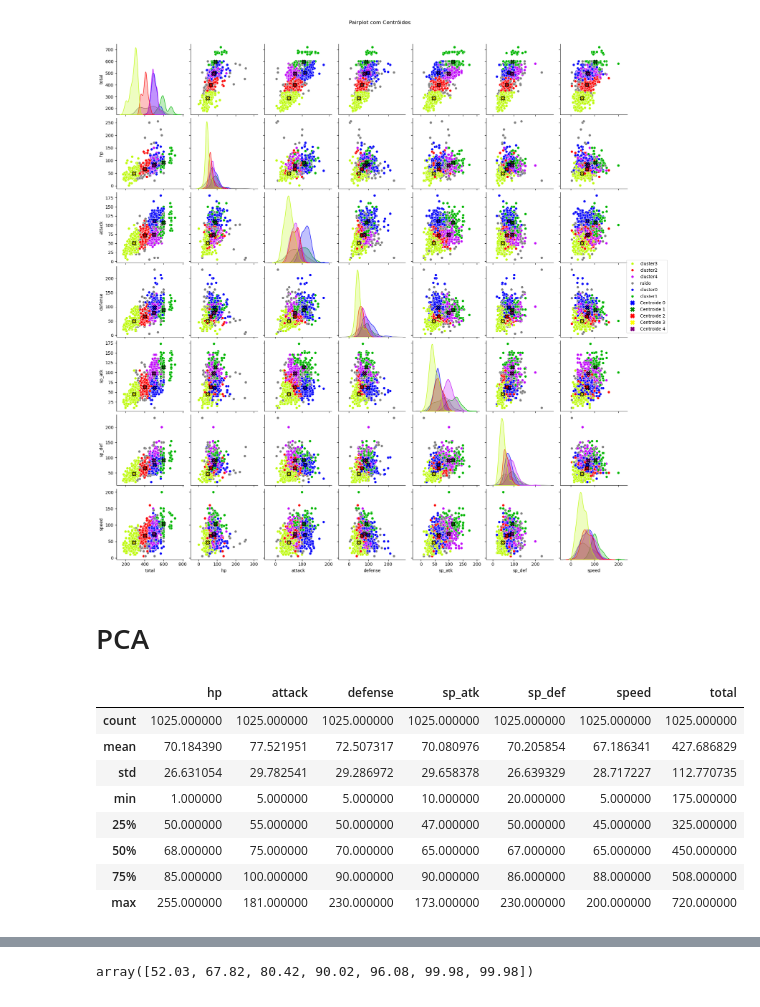
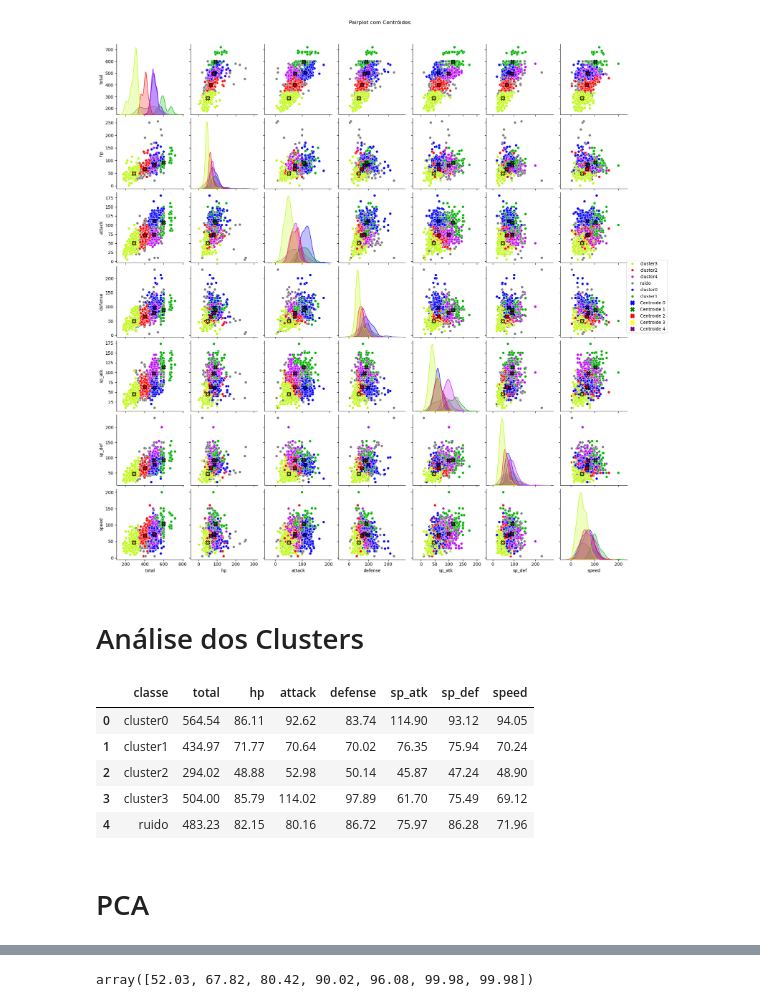
Before and after one commit to EdsonEdu2031/pi-2026, a Jupyter notebook: main.ipynb, the cells around one changed output, grey strips where cells are left out. Cells and saved outputs as stored; diff of their text form; code cells hidden in the pictures.

```diff
--- a/main.ipynb
+++ b/main.ipynb
@@ -366,3 +383,29 @@ g.fig.legend(handles=handles, labels=labels, loc='center right', ncol=1)
 plt.show()
 # %% [output]
 [figure]
+# %% [markdown]
+# Análise dos Clusters
+# %%
+df_final = X.copy()
+df_final['name'] = df['name']
+df_final['classe'] = y
+df_final.to_csv('pokedex_fuzzy.csv', index=False)
+colunas = ['total', 'hp', 'attack', 'defense', 'sp_atk', 'sp_def', 'speed']
+
+# Média por cluster
+df_cluster = (
+    df_final
+    .groupby('classe')[colunas]
+    .mean()
+    .round(2)
+    .reset_index()
+)
+
+df_cluster
+# %% [output]
+|  | classe | total | hp | attack | defense | sp_atk | sp_def | speed |
+| 0 | cluster0 | 564.54 | 86.11 | 92.62 | 83.74 | 114.90 | 93.12 | 94.05 |
+| 1 | cluster1 | 434.97 | 71.77 | 70.64 | 70.02 | 76.35 | 75.94 | 70.24 |
+| 2 | cluster2 | 294.02 | 48.88 | 52.98 | 50.14 | 45.87 | 47.24 | 48.90 |
+| 3 | cluster3 | 504.00 | 85.79 | 114.02 | 97.89 | 61.70 | 75.49 | 69.12 |
+| 4 | ruido | 483.23 | 82.15 | 80.16 | 86.72 | 75.97 | 86.28 | 71.96 |
@@ -378,14 +438 @@ pca = df[['hp', 'attack','defense', 'sp_atk', 'sp_def', 'speed', 'total']]
-# %%
-#Observando as medidas resumo das variáveis
-pca.describe()
-# %% [output]
-|  | hp | attack | defense | sp_atk | sp_def | speed | total |
-| count | 1025.000000 | 1025.000000 | 1025.000000 | 1025.000000 | 1025.000000 | 1025.000000 | 1025.000000 |
-| mean | 70.184390 | 77.521951 | 72.507317 | 70.080976 | 70.205854 | 67.186341 | 427.686829 |
-| std | 26.631054 | 29.782541 | 29.286972 | 29.658378 | 26.639329 | 28.717227 | 112.770735 |
-| min | 1.000000 | 5.000000 | 5.000000 | 10.000000 | 20.000000 | 5.000000 | 175.000000 |
-| 25% | 50.000000 | 55.000000 | 50.000000 | 47.000000 | 50.000000 | 45.000000 | 325.000000 |
-| 50% | 68.000000 | 75.000000 | 70.000000 | 65.000000 | 67.000000 | 65.000000 | 450.000000 |
-| 75% | 85.000000 | 100.000000 | 90.000000 | 90.000000 | 86.000000 | 88.000000 | 508.000000 |
-| max | 255.000000 | 181.000000 | 230.000000 | 173.000000 | 230.000000 | 200.000000 | 720.000000 |
 # %%
```
Also changed, not shown: parts of 20 cells of this notebook, 2 other files.
